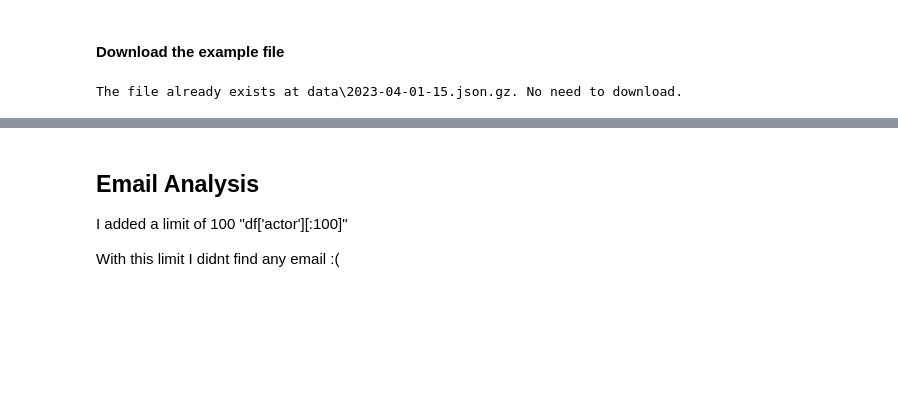
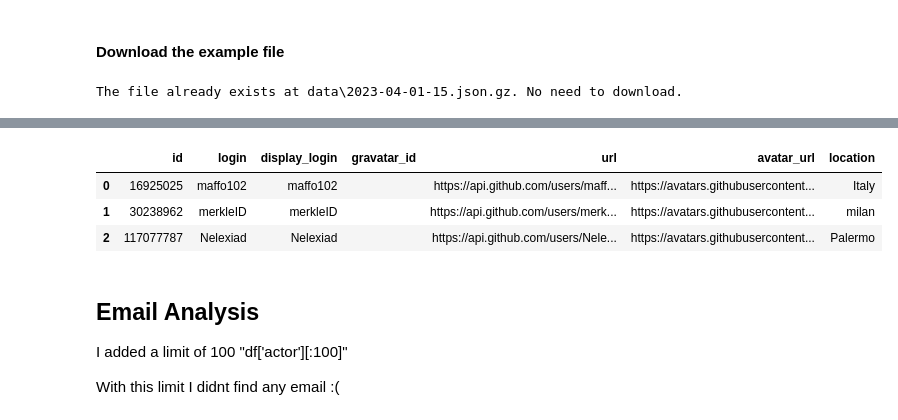
Before and after one commit to Nik-mundt/Work_Project, a Jupyter notebook: Treatment_Group.ipynb, the cells around one changed output, grey strips where cells are left out. Cells and saved outputs as stored; diff of their text form; code cells hidden in the pictures; blank space fills up the shorter version.

Commit message:
Location set integrated + Extras added
extras:
- download multiple hours/days and concat them
- getting rid of bot comments

```diff
--- a/Treatment_Group.ipynb
+++ b/Treatment_Group.ipynb
@@ -58,3 +127,46 @@ filtered_df.head()
+# %%
+#!pip install fuzzywuzzy
+#!pip install python-Levenshtein
+import fuzzywuzzy
+from fuzzywuzzy import process
+
+# List of major cities in Italy and other possible indications of an Italian location
+italian_keywords = [
+    "rome", "roma", "milan", "milano", "naples", "napoli", "turin", "torino", "palermo",
+    "genoa", "genova", "bologna", "florence", "firenze", "venice", "venezia", "verona",
+    "cagliari", "parma", "ferrara", "treviso", "padua", "padova", "trieste", "taranto",
+    "brescia", "prato", "modena", "reggio", "calabria", "emilia", "perugia", "livorno",
+    "ravenna", "foggia", "rimini", "salerno", "sassari", "latina", "giugliano", "tuscany",
+    "toscana", "sicily", "sicilia", "sardinia", "sardegna", "lombardy", "lombardia", "piedmont",
+    "piemonte", "liguria", "calabria", "umbria", "marche", "abruzzo", "italy", "italia"
+]
+
+def is_italian_location(location):
+    if not location:
+        return False
+    location = location.lower()
+    if any(keyword in location for keyword in italian_keywords):
+        return True
+    # Using fuzzy matching to account for typos
+    closest_match, score = process.extractOne(location, italian_keywords)
+    return score > 80
+
+# Filter out rows with Italian locations
+non_italian_df = subset_df2[~subset_df2['actor'].apply(lambda x: is_italian_location(x.get('location')))]
+# %%
+# Filter in rows with Italian locations
+italian_df = subset_df2[subset_df2['actor'].apply(lambda x: is_italian_location(x.get('location')))]
+
+# Flatten the 'actor' column from the italian_df
+flattened_italian_actor_df = pd.json_normalize(italian_df['actor'])
+
+# Display the flattened 'actor' column
+flattened_italian_actor_df
+# %% [output]
+|  | id | login | display_login | gravatar_id | url | avatar_url | location |
+| 0 | 16925025 | maffo102 | maffo102 |  | https://api.github.com/users/maff... | https://avatars.githubusercontent... | Italy |
+| 1 | 30238962 | merkleID | merkleID |  | https://api.github.com/users/merk... | https://avatars.githubusercontent... | milan |
+| 2 | 117077787 | Nelexiad | Nelexiad |  | https://api.github.com/users/Nele... | https://avatars.githubusercontent... | Palermo |
 # %% [markdown]
 ## Email Analysis
 I added a limit of 100 "df['actor'][:100]"
```
Also changed, not shown: parts of 14 cells of this notebook, 2 other files.
